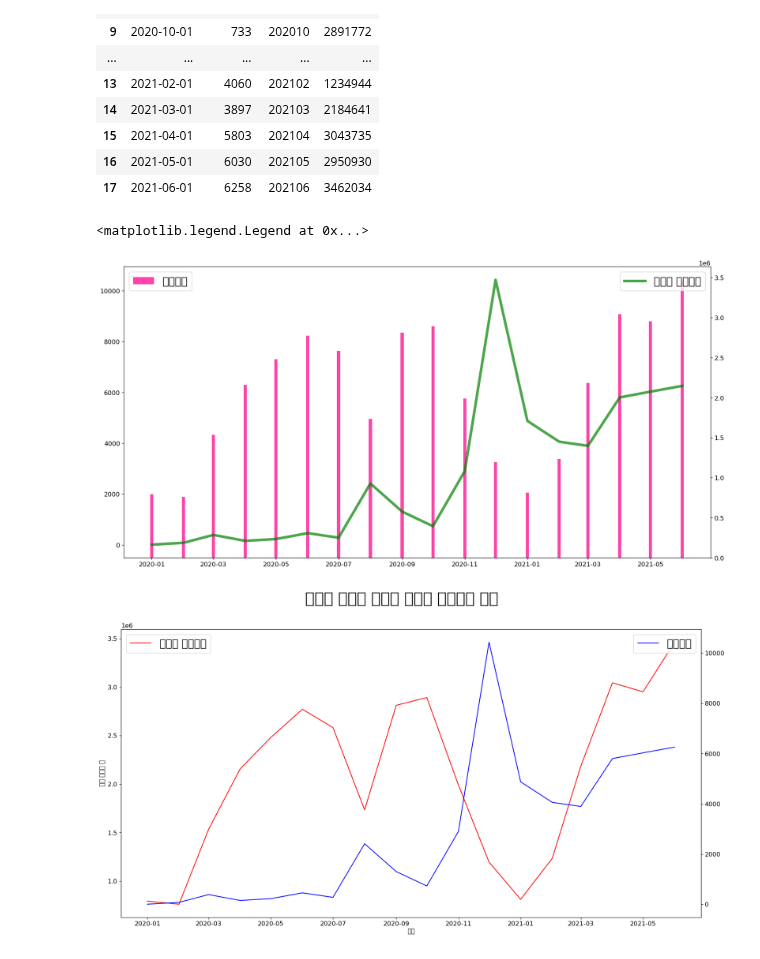
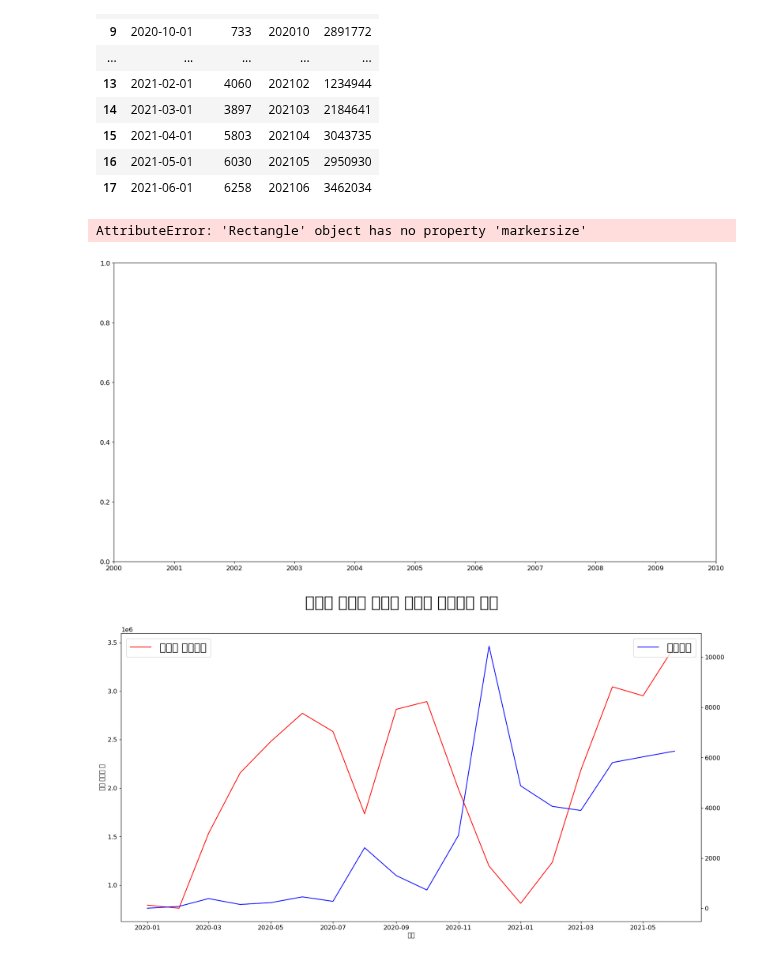
Before and after one commit to y7y1h13/StatisticsAnal, a Jupyter notebook: newPan/코로나분석/코로나와 따릉이 분석.ipynb, the cells around one changed output. Drawn from its saved outputs; the diff is of its cells as text; code cells hidden in the pictures.

```diff
--- a/newPan/코로나분석/코로나와 따릉이 분석.ipynb
+++ b/newPan/코로나분석/코로나와 따릉이 분석.ipynb
@@ -65,20 +65,20 @@ all
 # %%
 #1번방법
 plt.style.use('default')
 plt.rcParams["figure.figsize"] = (20,10)
 plt.rcParams['font.size'] = 12
 fig, ax1 = plt.subplots()
-ax1.plot(all['날짜'], all['확진자수'], color='green', markersize=7,linewidth=5,alpha=0.7,label='따릉이 이용건수')
+ax1.bar(all['날짜'], all['확진자수'], color='green',alpha=0.7,label='따릉이 이용건수')
 
 ax2 = ax1.twinx()
 ax2.bar(all['날짜'], all['이용건수'], color='deeppink', label='확진자수', alpha=0.8, width=3)
 ax1.set_zorder(ax2.get_zorder() + 10)
 ax1.patch.set_visible(False)
 ax1.legend(fontsize=20)
 ax2.legend(fontsize=20)
 # %% [output]
-<matplotlib.legend.Legend at 0x...>
+AttributeError: 'Rectangle' object has no property 'markersize'
-[figure, old version]
+[figure, new version]
 # %%
 plt.rcParams["figure.figsize"] = (20,10)
 fig, ax1 = plt.subplots()
```
Also changed, not shown: parts of 1 cell of this notebook, 17 other files.
